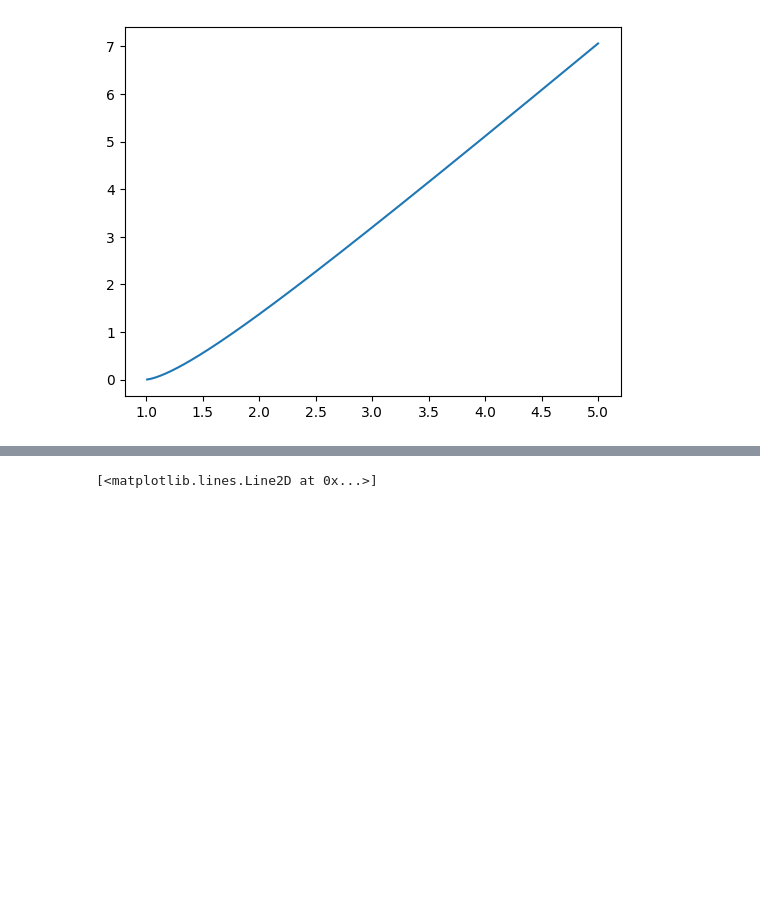
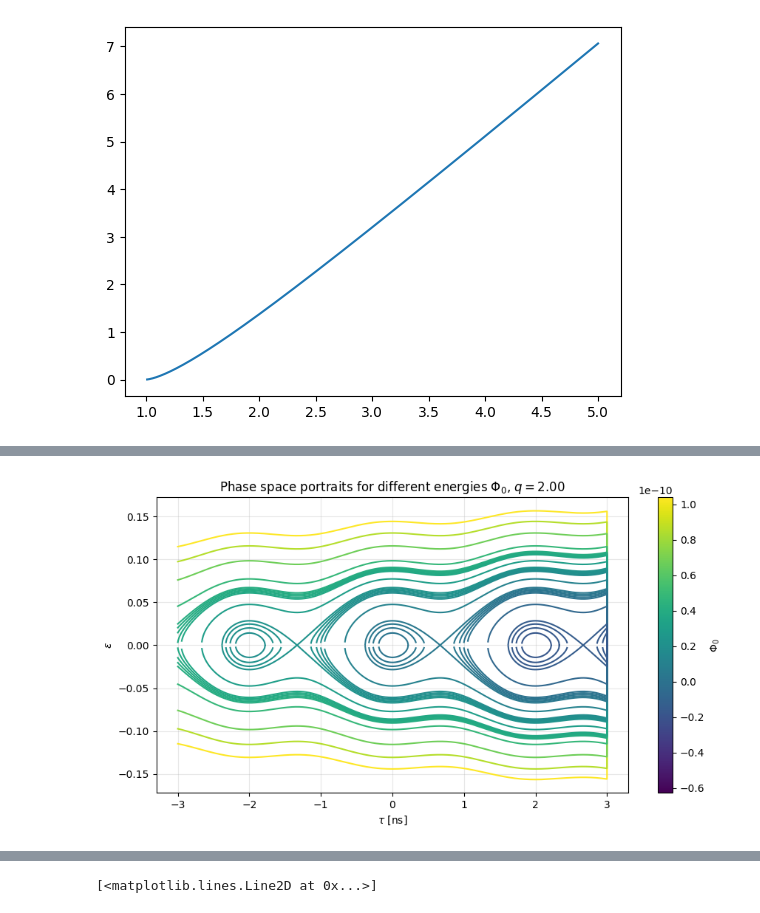
Before and after one commit to Gabriel-Amici/MorseCoulomb, a Jupyter notebook: notebooks/development/classes/class_dev_copy.ipynb, the cells around one changed output, grey strips where cells are left out. Cells and saved outputs as stored; diff of their text form; code cells hidden in the pictures; blank space fills up the shorter version.

```diff
--- a/notebooks/development/classes/class_dev_copy.ipynb
+++ b/notebooks/development/classes/class_dev_copy.ipynb
@@ -547,0 +633,69 @@ for Phi0 in np.linspace(-2e-11, rf1.Phi_max+20e-11, 10):
+# %%
+rf1 = RFSinusoid(alpha=1, U0=500, omg=500, k=900, E0=3, V=1000)
+
+A = rf1.alpha * rf1.U0 / (2*np.pi * rf1.k * rf1.E0)
+dPhi = 2*np.pi*A
+
+N_inside = 5
+N_buckets = 5
+
+# Energies inside one bucket
+inside = np.linspace(0, rf1.Phi_max, N_inside)
+
+# Translate them to neighboring buckets
+bucket_offsets = dPhi * np.arange(
+    -(N_buckets // 2),
+    N_buckets // 2 + 1
+)
+
+bucket_phis = (
+    inside[:, None] - bucket_offsets
+).ravel()
+
+# Energies in the gaps between adjacent buckets
+gap_midpoints = (
+    (rf1.Phi_max + dPhi)/2
+    - dPhi*np.arange(-5, 5)
+)
+
+Phis = np.sort(
+    np.concatenate([bucket_phis, gap_midpoints])
+)[::-1]
+
+fig, ax = plt.subplots(figsize=(9, 5))
+
+norm = plt.Normalize(vmin=np.min(Phis), vmax=np.max(Phis))
+cmap = plt.cm.viridis
+sm = plt.cm.ScalarMappable(norm=norm, cmap=cmap)
+
+for Phi0 in Phis:
+    taus = np.linspace(-3, 3, 1000)
+
+    delta_Phi = Phi0 - rf1.value(taus)
+    eps = np.where(delta_Phi > 0, np.sqrt(delta_Phi), np.nan)
+    eps *= np.sqrt(2) / rf1.alpha
+
+    taus_plot = np.concatenate([taus, taus[::-1]])
+    eps_plot = np.concatenate([eps, -eps[::-1]])
+
+    ax.plot(
+        taus_plot,
+        eps_plot,
+        color=cmap(norm(Phi0)),
+        lw=1.5
+    )
+
+# Colorbar
+cbar = fig.colorbar(sm, ax=ax)
+cbar.set_label(r'$\Phi_0$')
+cbar.ax.ticklabel_format(style='sci', axis='y', scilimits=(0, 0))
+
+ax.set_xlabel(r'$\tau$ [ns]')
+ax.set_ylabel(r'$\epsilon$')
+ax.grid(alpha=0.3)
+
+ax.set_title(rf"Phase space portraits for different energies $\Phi_0$, $q={rf1.q:.2f}$")
+fig.tight_layout()
+plt.show()
+# %% [output]
+[figure, added]
```
Also changed, not shown: parts of 10 cells of this notebook.
